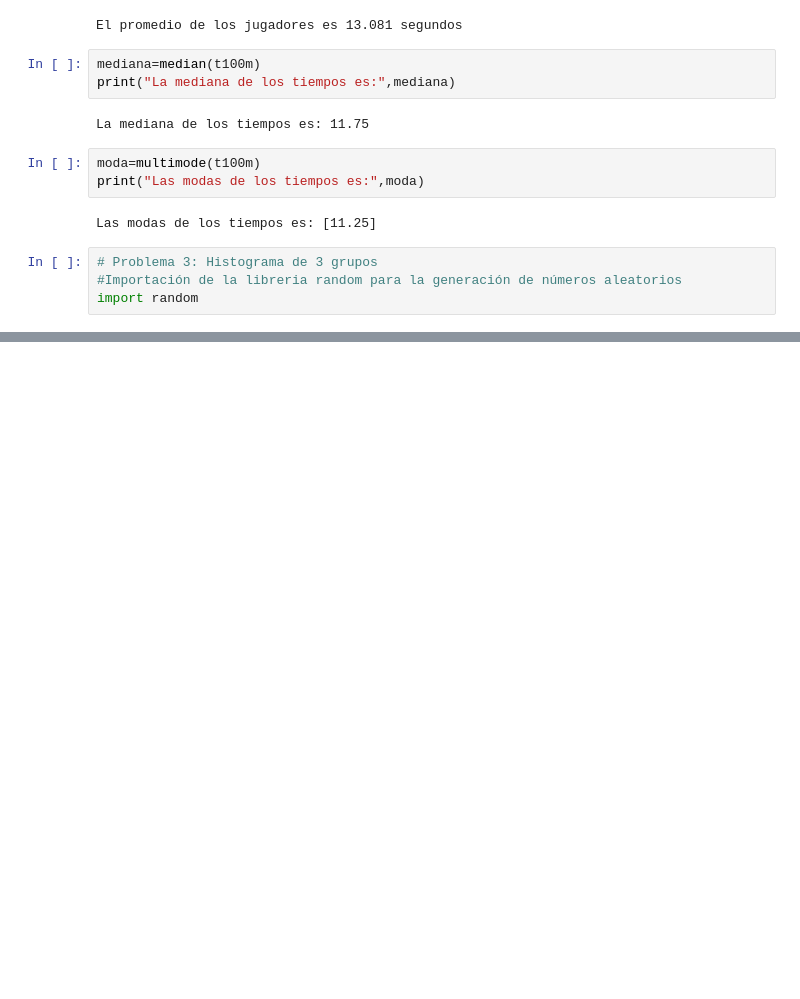
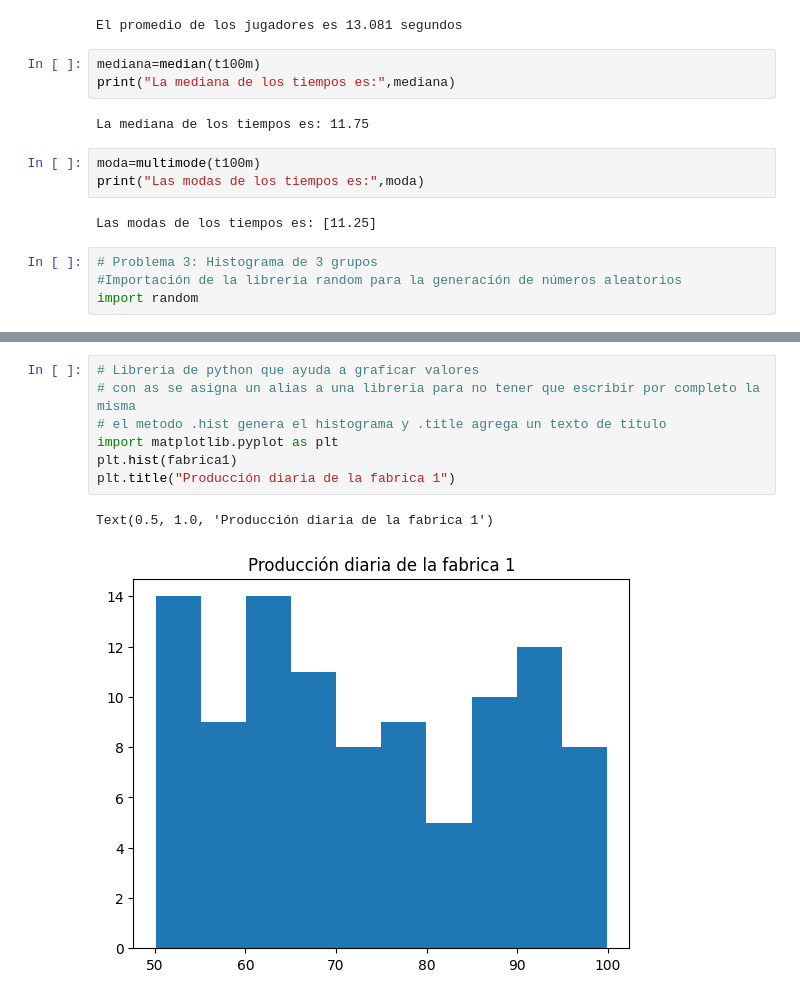
Before and after one commit to LLSS428/Probabilidad-y-Estadistica, a Jupyter notebook: Practica_1.ipynb, the cells around one changed output, grey strips where cells are left out. Saved outputs shown, nothing was run; the diff lists cells and outputs as text; blank space fills up the shorter version.

```diff
--- a/Practica_1.ipynb
+++ b/Practica_1.ipynb
@@ -82,0 +91,10 @@ print(fabrica1)
+# %%
+# Libreria de python que ayuda a graficar valores
+# con as se asigna un alias a una libreria para no tener que escribir por completo la misma
+# el metodo .hist genera el histograma y .title agrega un texto de titulo
+import matplotlib.pyplot as plt
+plt.hist(fabrica1)
+plt.title("Producción diaria de la fabrica 1")
+# %% [output]
+Text(0.5, 1.0, 'Producción diaria de la fabrica 1')
+[figure, added]
```
Also changed, not shown: parts of 8 cells of this notebook.
